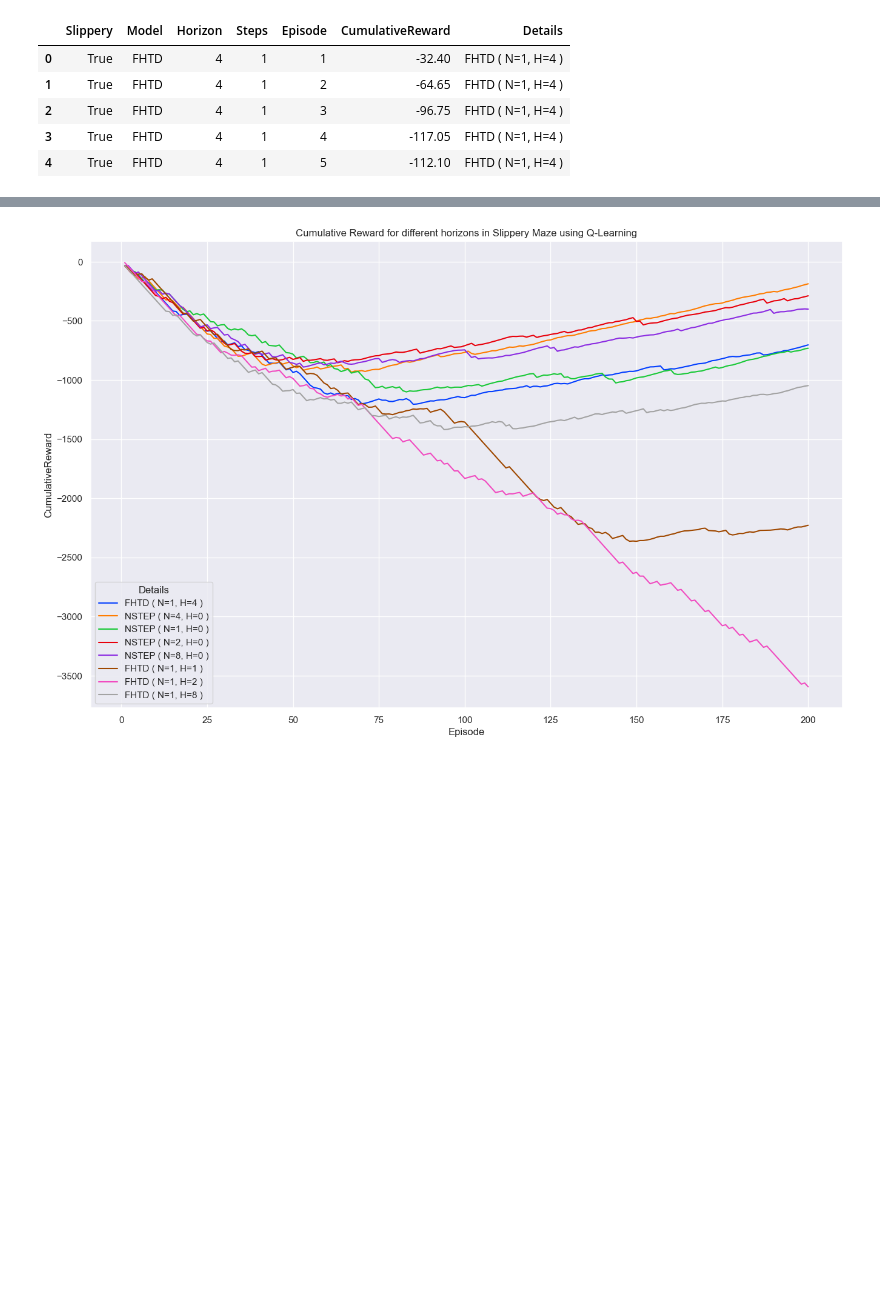
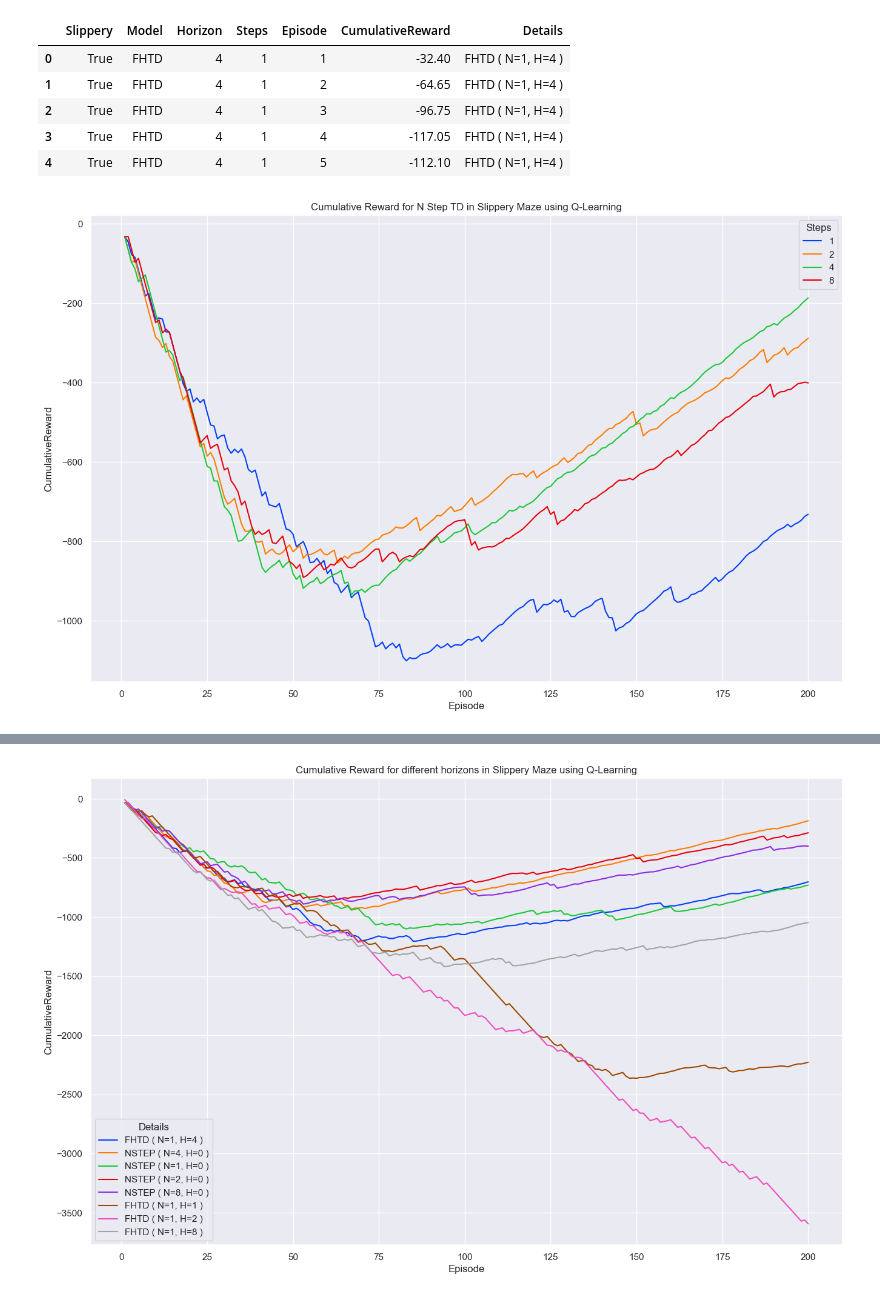
Before and after one commit to yotitan/RL-Slippery-Maze, a Jupyter notebook: graphs.ipynb, the cells around one changed output, grey strips where cells are left out. Saved outputs shown, nothing was run; the diff lists cells and outputs as text; code cells hidden in the pictures; blank space fills up the shorter version.

Commit message:
Updated graphs

```diff
--- a/graphs.ipynb
+++ b/graphs.ipynb
@@ -15,3 +17,9 @@ cr.head( )
 | 2 | True | FHTD | 4 | 1 | 3 | -96.75 | FHTD ( N=1, H=4 ) |
 | 3 | True | FHTD | 4 | 1 | 4 | -117.05 | FHTD ( N=1, H=4 ) |
 | 4 | True | FHTD | 4 | 1 | 5 | -112.10 | FHTD ( N=1, H=4 ) |
+# %%
+sns.lineplot( data=cr[(cr['Slippery']==True) & (cr['Model']=='NSTEP')], x='Episode', y='CumulativeReward', hue='Steps', palette='bright' )
+plt.title( 'Cumulative Reward for N Step TD in Slippery Maze using Q-Learning' )
+plt.show( )
+# %% [output]
+[figure, added]
```
Also changed, not shown: parts of 9 cells of this notebook.
